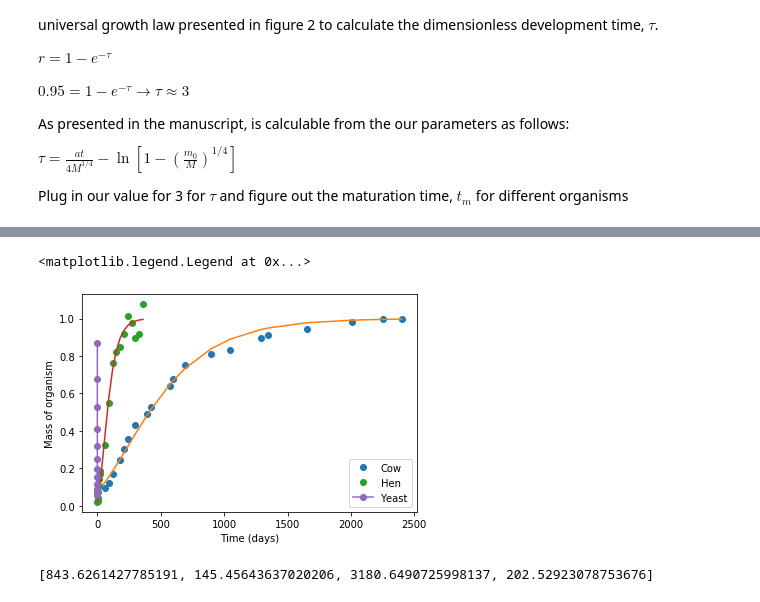
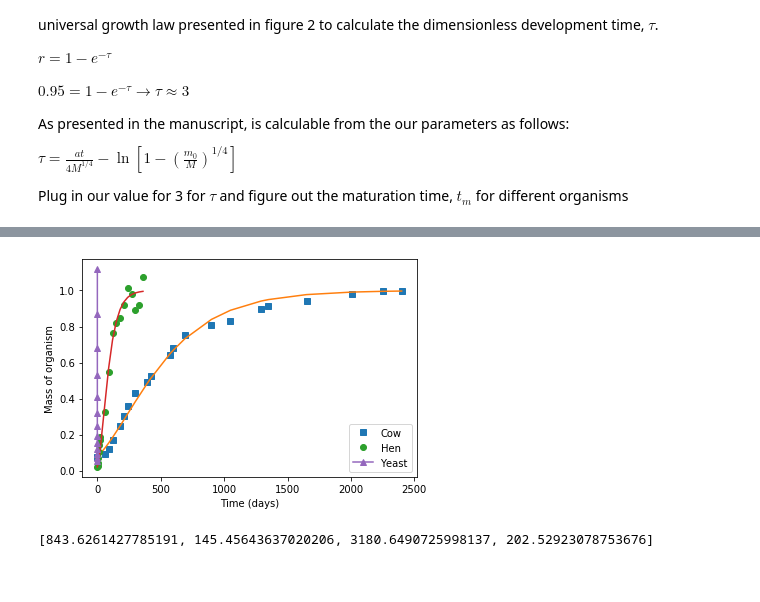
Before and after one commit to karsekar/fwoap, a Jupyter notebook: book/maturationtime/notebook.ipynb, the cells around one changed output, grey strips where cells are left out. Drawn from its saved outputs; the diff is of its cells as text; code cells hidden in the pictures.

```diff
--- a/book/maturationtime/notebook.ipynb
+++ b/book/maturationtime/notebook.ipynb
@@ -93,48 +93,53 @@ fittedParameters = { "Cow":
                {
                    "a": 0.276,
                     "M": 442000,
-                    "m0": 33333
+                    "m0": 33333,
+                   "marker": 's'
                    },
            "Hen":
                {
                    "a": 0.47,
                    "m0": 43,
-                   "M": 2100
+                   "M": 2100,
+                   "marker": 'o'
                }
 }
 
 
 #define the trajectories that we wish to plot
 trajectoriesOfInterest=fittedParameters.keys()
 
+fig = plt.figure()
+
 for i in trajectoriesOfInterest:
-    plt.plot(studyDictionary[i]['time'], studyDictionary[i]['mass'] / fittedParameters[i]['M'],'o',label=i)
+    plt.plot(studyDictionary[i]['time'], studyDictionary[i]['mass'] / fittedParameters[i]['M'],fittedParameters[i]['marker'],label=i)
     # also create the smooth line
     smoothline=[ontogeneticModel(time,fittedParameters[i]['a'],fittedParameters[i]['M'],fittedParameters[i]['m0']) for time in studyDictionary[i]['time']]
     plt.plot(studyDictionary[i]['time'],smoothline)
 
 #make the trajectory for yeast
 # yeast has a growth rate of 0.3 1/h per http://bionumbers.hms.harvard.edu/bionumber.aspx?&id=107949
 yeastGrowthRate=0.3 #units 1/h
 
 #we should use the same fold increase as done with the others. let's take the highest
 maxFoldChange = np.max([item["M"]/item["m0"] for item in fittedParameters.values()])
 
 #change to log space and make an array to
-logFoldRange=np.arange(1,np.log(maxFoldChange),0.25)
+logFoldRange=np.arange(1,np.log(maxFoldChange)+0.25,0.25)
 
 #we can now calculate the time change by dividing by the growth rate
 timeYeast=logFoldRange/yeastGrowthRate *1/24 #change the units to days
 
 #can now plot the yeast on the same graph
-plt.plot(timeYeast,np.exp(logFoldRange)/maxFoldChange,'o-',label="Yeast")
+plt.plot(timeYeast,np.exp(logFoldRange)/maxFoldChange,'^-',label="Yeast")
 
 plt.ylabel('Mass of organism')
 plt.xlabel('Time (days)')
 plt.legend()
+
+fig.savefig('timeprofile.svg')
 # %% [output]
-<matplotlib.legend.Legend at 0x...>
-[figure, old version]
+[figure, new version]
 # %%
 import numpy as np
 
```
Also changed, not shown: 1 other file.
